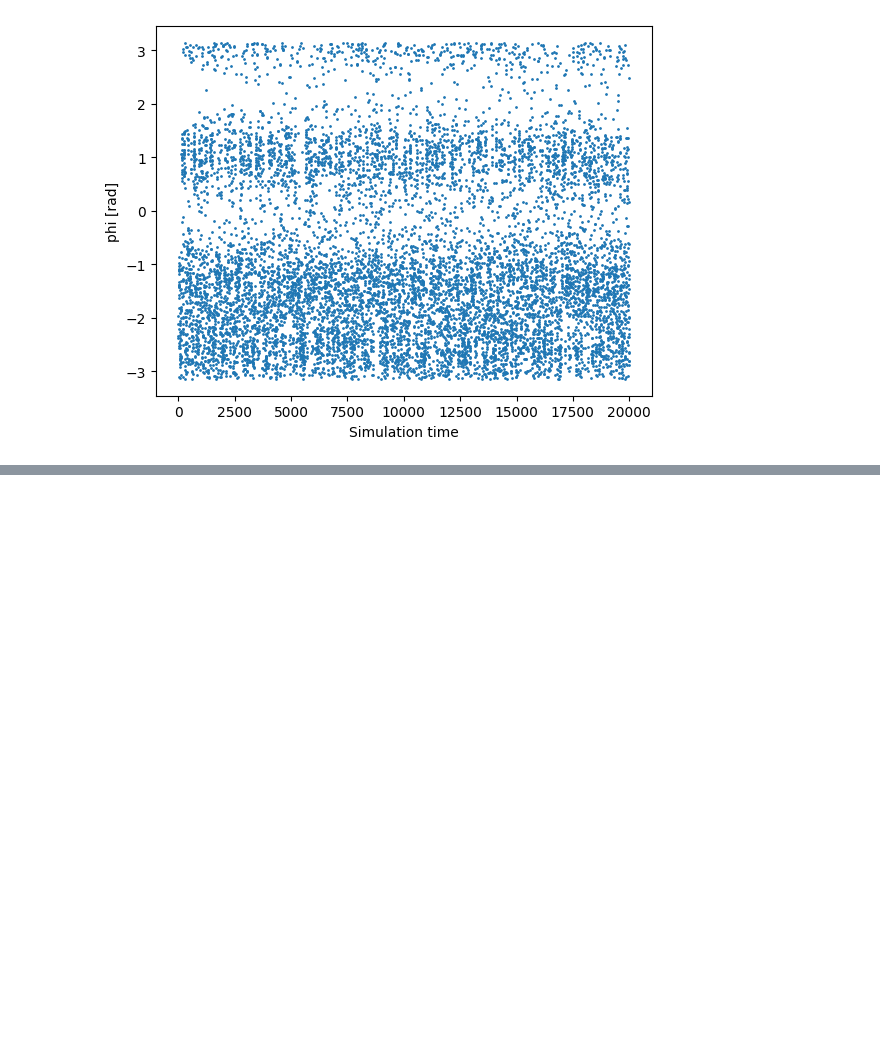
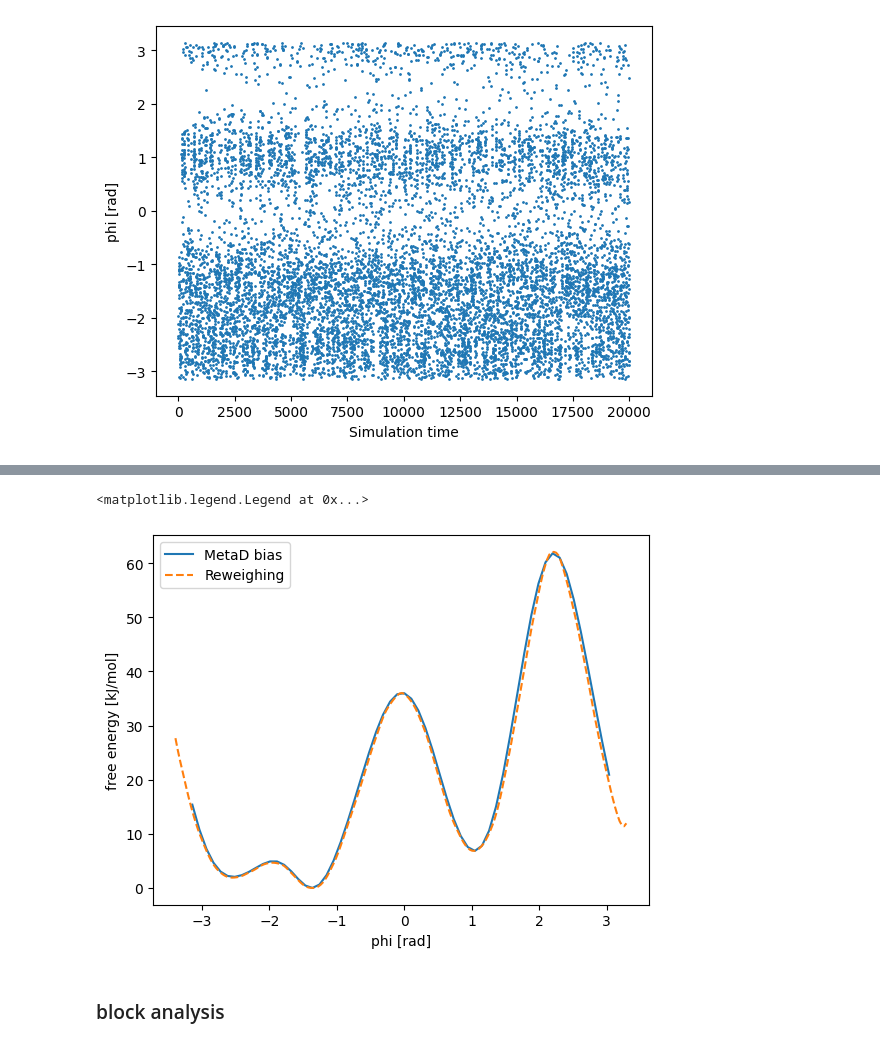
Before and after one commit to danibrb/ML-CV, a Jupyter notebook: notebook/03_analysis.ipynb, the cells around one changed output, grey strips where cells are left out. Saved outputs shown, nothing was run; the diff lists cells and outputs as text; code cells hidden in the pictures; blank space fills up the shorter version.

```diff
--- a/notebook/03_analysis.ipynb
+++ b/notebook/03_analysis.ipynb
@@ -271,0 +475,21 @@ Path(folder2).mkdir(parents=True, exist_ok=True)
+# %%
+# now compare free energy from metadynamics bias and reweighting
+data_b=load_dataframe(f"{folder_phi}/fes_100.dat")
+data_r=load_dataframe(f"{folder_rw}/ffphi.dat")
+
+fes,grid,bounds,error = compute_fes(phi, weights=w_phi, kbt=kbT,
+                                    blocks=5, bandwidth=bandwidth,
+                                    plot=True, ax = ax)
+
+# plot free energies
+plt.plot(data_b["phi"],data_b["file.free"],label="MetaD bias")
+plt.plot(grid,fes-min(fes),label="Reweighing", linestyle='--')
+# x-y axis labels
+plt.xlabel("phi [rad]")
+plt.ylabel("free energy [kJ/mol]")
+plt.legend()
+# %% [output]
+<matplotlib.legend.Legend at 0x...>
+[figure, added]
+# %% [markdown]
+### block analysis
```
Also changed, not shown: parts of 23 cells of this notebook, 4 other files.
